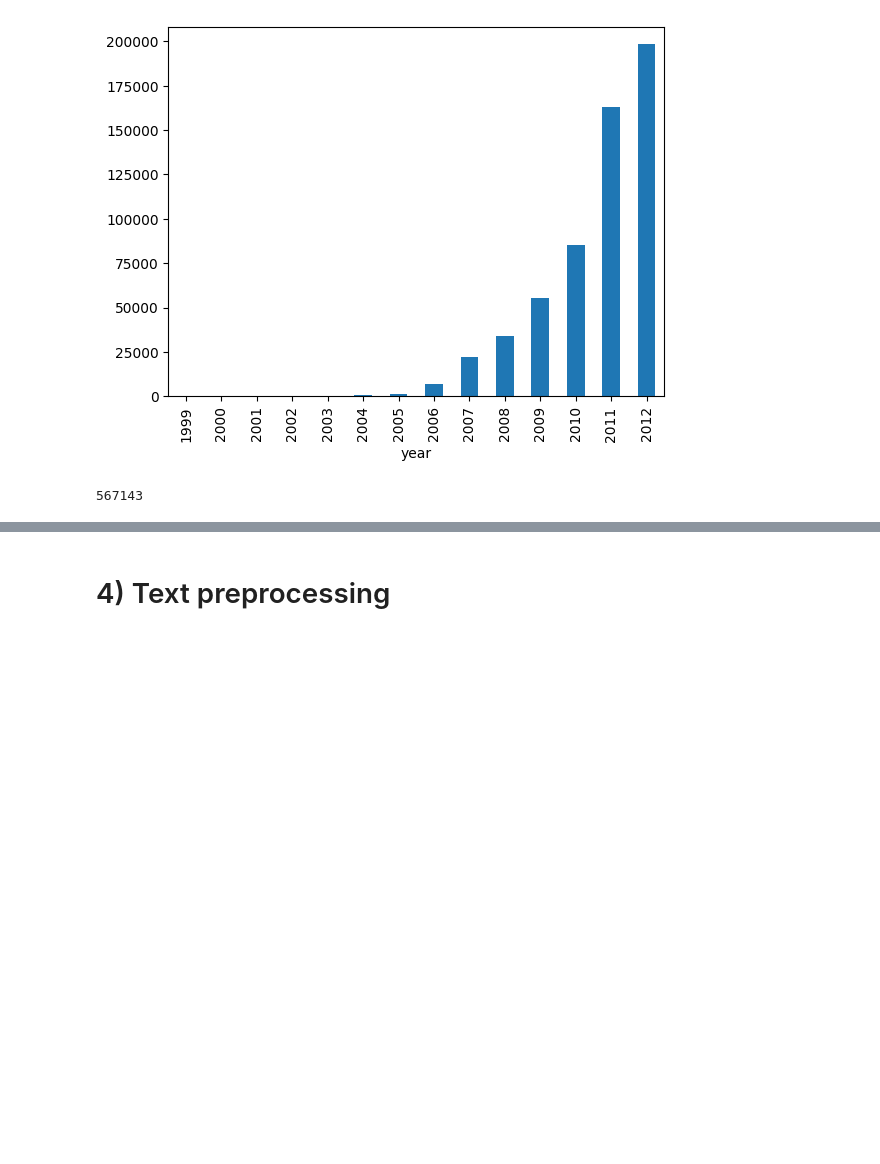
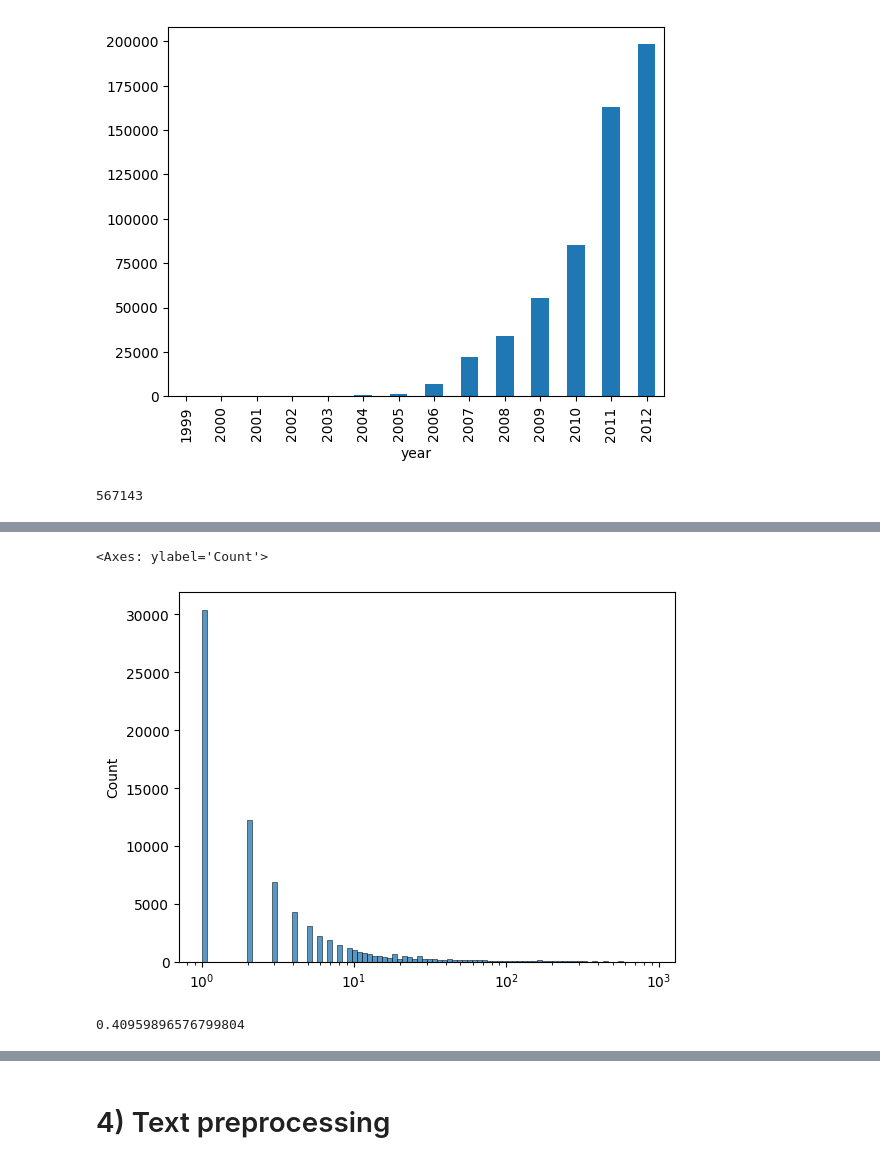
Before and after one commit to SophiaBouchama/review-analysis-teamc, a Jupyter notebook: code/preprocessing.ipynb, the cells around one changed output, grey strips where cells are left out. Cells and saved outputs as stored; diff of their text form; code cells hidden in the pictures; blank space fills up the shorter version.

```diff
--- a/code/preprocessing.ipynb
+++ b/code/preprocessing.ipynb
@@ -283,0 +358,2 @@ reviews.shape[0]
+# %%
+reviews_per_product = reviews.groupby(['product_id'])['user_id'].count().to_numpy()
@@ -283,0 +362,9 @@ reviews.shape[0]
+# %%
+sns.histplot(reviews_per_product, log_scale=True)
+# %% [output]
+<Axes: ylabel='Count'>
+[figure, added]
+# %%
+(reviews_per_product ==1 ).sum() / reviews_per_product.shape[0]
+# %% [output]
+0.40959896576799804
```
Also changed, not shown: parts of 38 cells of this notebook.
